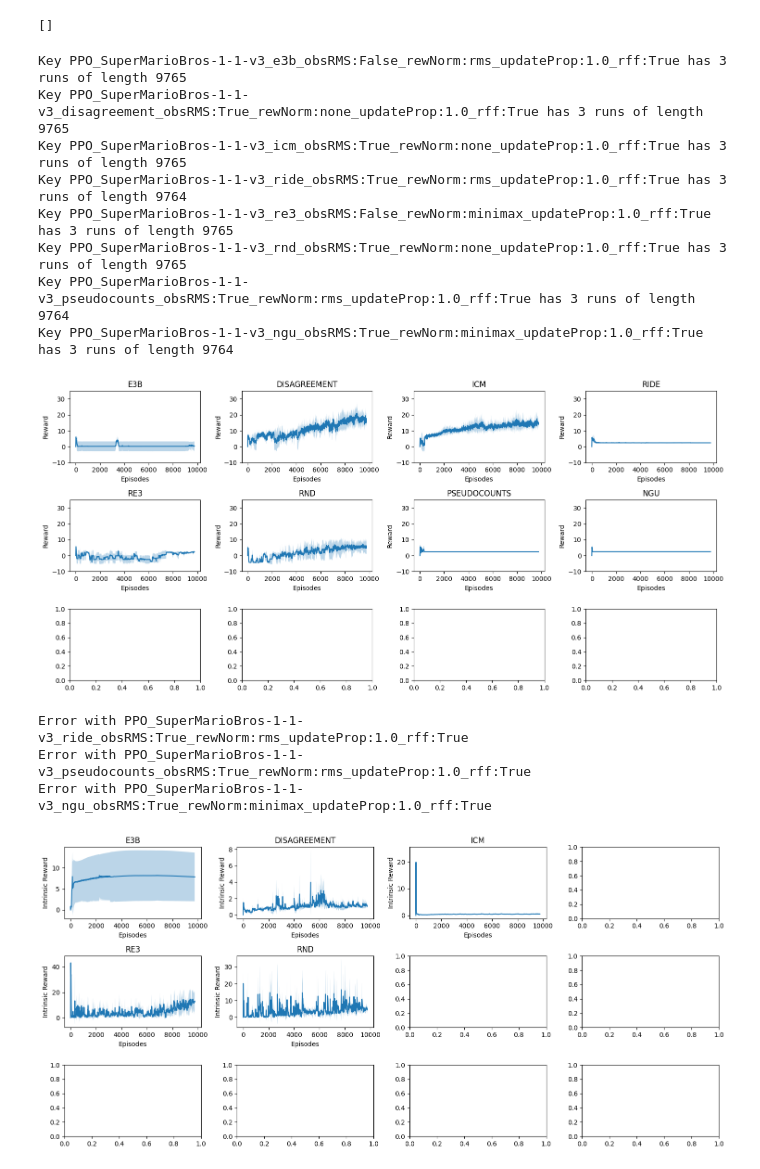
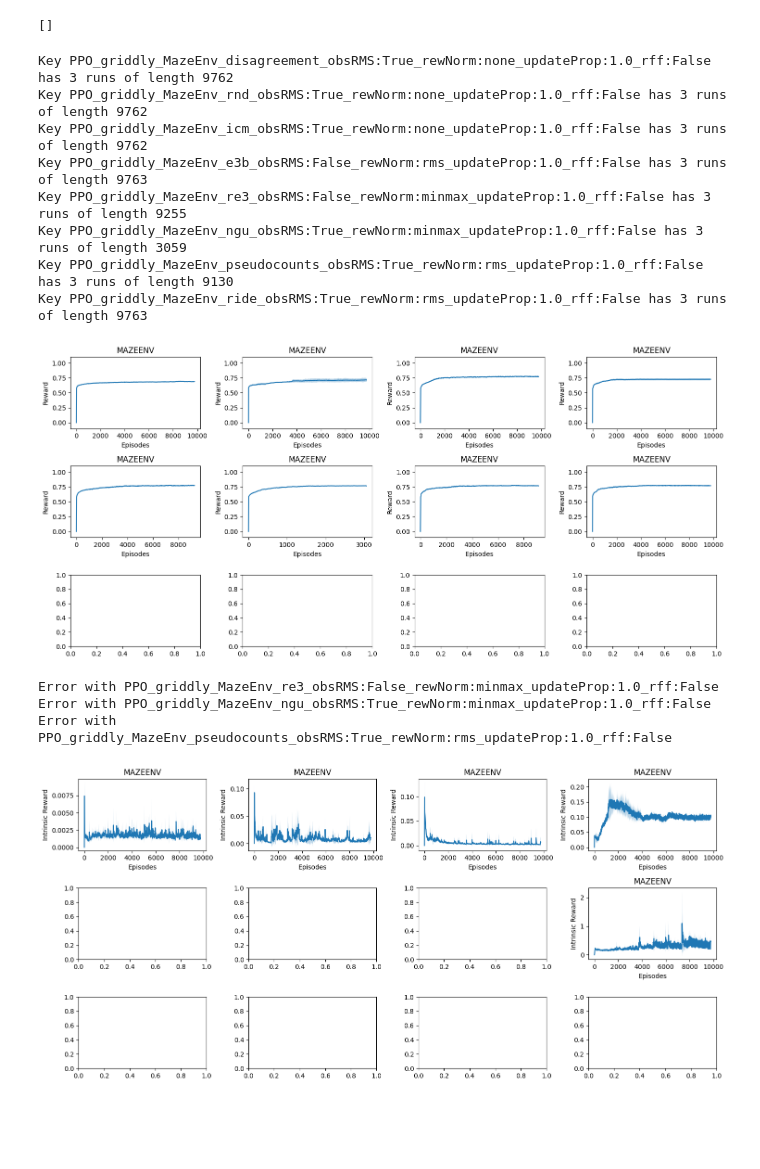
Before and after one commit to RLE-Foundation/rllte, a Jupyter notebook: src/plot.ipynb, the cells around one changed output. Cells and saved outputs as stored; diff of their text form; code cells hidden in the pictures; blank space fills up the shorter version.

```diff
--- a/src/plot.ipynb
+++ b/src/plot.ipynb
@@ -4,7 +4,7 @@ import numpy as np
 import matplotlib.pyplot as plt
 import pandas as pd
 # %%
-data_path = "/home/roger/Desktop/rllte/q4_ds/logs"
+data_path = "../logs"
 exps = os.listdir(data_path)
 results = {}
 intrinsic_results = {}
@@ -62,14 +62,14 @@ for key in results:
 #     min_lens_intrinsic[key] = min_len
 #     print(f"Key {key} has {len(intrinsic_results[key])} runs of length {min_len}")
 # %% [output]
-Key PPO_SuperMarioBros-1-1-v3_e3b_obsRMS:False_rewNorm:rms_updateProp:1.0_rff:True has 3 runs of length 9765
-Key PPO_SuperMarioBros-1-1-v3_disagreement_obsRMS:True_rewNorm:none_updateProp:1.0_rff:True has 3 runs of length 9765
-Key PPO_SuperMarioBros-1-1-v3_icm_obsRMS:True_rewNorm:none_updateProp:1.0_rff:True has 3 runs of length 9765
-Key PPO_SuperMarioBros-1-1-v3_ride_obsRMS:True_rewNorm:rms_updateProp:1.0_rff:True has 3 runs of length 9764
-Key PPO_SuperMarioBros-1-1-v3_re3_obsRMS:False_rewNorm:minimax_updateProp:1.0_rff:True has 3 runs of length 9765
-Key PPO_SuperMarioBros-1-1-v3_rnd_obsRMS:True_rewNorm:none_updateProp:1.0_rff:True has 3 runs of length 9765
-Key PPO_SuperMarioBros-1-1-v3_pseudocounts_obsRMS:True_rewNorm:rms_updateProp:1.0_rff:True has 3 runs of length 9764
-Key PPO_SuperMarioBros-1-1-v3_ngu_obsRMS:True_rewNorm:minimax_updateProp:1.0_rff:True has 3 runs of length 9764
+Key PPO_griddly_MazeEnv_disagreement_obsRMS:True_rewNorm:none_updateProp:1.0_rff:False has 3 runs of length 9762
+Key PPO_griddly_MazeEnv_rnd_obsRMS:True_rewNorm:none_updateProp:1.0_rff:False has 3 runs of length 9762
+Key PPO_griddly_MazeEnv_icm_obsRMS:True_rewNorm:none_updateProp:1.0_rff:False has 3 runs of length 9762
+Key PPO_griddly_MazeEnv_e3b_obsRMS:False_rewNorm:rms_updateProp:1.0_rff:False has 3 runs of length 9763
+Key PPO_griddly_MazeEnv_re3_obsRMS:False_rewNorm:minmax_updateProp:1.0_rff:False has 3 runs of length 9255
+Key PPO_griddly_MazeEnv_ngu_obsRMS:True_rewNorm:minmax_updateProp:1.0_rff:False has 3 runs of length 3059
+Key PPO_griddly_MazeEnv_pseudocounts_obsRMS:True_rewNorm:rms_updateProp:1.0_rff:False has 3 runs of length 9130
+Key PPO_griddly_MazeEnv_ride_obsRMS:True_rewNorm:rms_updateProp:1.0_rff:False has 3 runs of length 9763
 # %%
 # # make a function to plot cut the reward to early stop.
 # # When the running mean of the next X episodes will be less than the current running mean of the last X episiodes, we stop
@@ -99,35 +99,35 @@ for i, key in enumerate(results):
         mean = np.mean(results[key], axis=0)
         std = np.std(results[key], axis=0)
 
         # append 0s to the beginning so that they start in the same place
         mean = np.append(np.zeros(10), mean)
         std = np.append(np.zeros(10), std)
 
         # smooth with np.convolve
         window = 10
         mean = np.convolve(mean, np.ones(window), 'valid') / window
         std = np.convolve(std, np.ones(window), 'valid') / window
 
         x = np.arange(len(mean))
 
         # plot line at the extrinsic performance
         axs[i].axhline(y=np.mean(extrinsic_performance), color="r", linestyle="--")
 
         algo_name = key.split("_")[2]
 
         axs[i].fill_between(x, mean - std, mean + std, alpha=0.3)
         axs[i].plot(x, mean)
         # y limit from 0 to 3500
-        axs[i].set_ylim([-10, 35])
+        axs[i].set_ylim([-0.1, 1.1])
         axs[i].set_title(algo_name.upper())
         axs[i].set_xlabel("Episodes")
         axs[i].set_ylabel("Reward")
     except:
         print(f"Error with {key}")
         continue
 plt.tight_layout()
 # %% [output]
-[figure, old version]
+[figure, new version]
 # %%
 # make the same plot as above for intrinsic rewards
 fig, axs = plt.subplots(3, 4, figsize=(15, 7))
@@ -167,7 +167,7 @@ for i, key in enumerate(intrinsic_results):
 
 plt.tight_layout()
 # %% [output]
-Error with PPO_SuperMarioBros-1-1-v3_ride_obsRMS:True_rewNorm:rms_updateProp:1.0_rff:True
-Error with PPO_SuperMarioBros-1-1-v3_pseudocounts_obsRMS:True_rewNorm:rms_updateProp:1.0_rff:True
-Error with PPO_SuperMarioBros-1-1-v3_ngu_obsRMS:True_rewNorm:minimax_updateProp:1.0_rff:True
+Error with PPO_griddly_MazeEnv_re3_obsRMS:False_rewNorm:minmax_updateProp:1.0_rff:False
+Error with PPO_griddly_MazeEnv_ngu_obsRMS:True_rewNorm:minmax_updateProp:1.0_rff:False
+Error with PPO_griddly_MazeEnv_pseudocounts_obsRMS:True_rewNorm:rms_updateProp:1.0_rff:False
-[figure, old version]
+[figure, new version]
```
Also changed, not shown: 2 other files.
